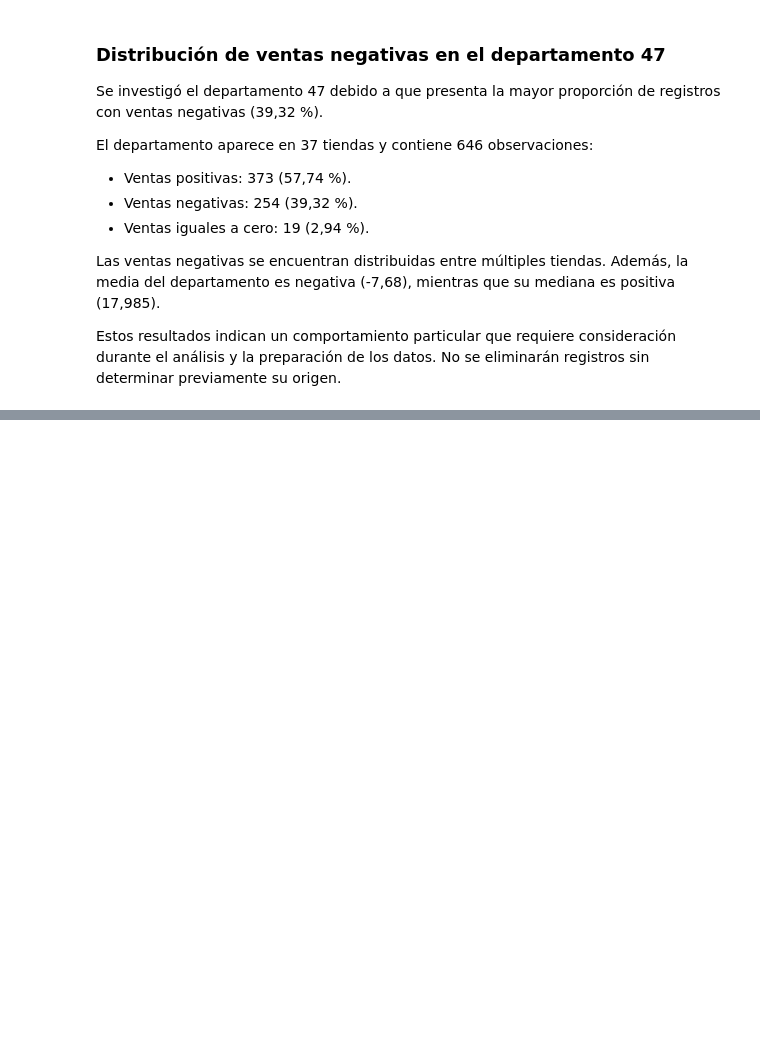
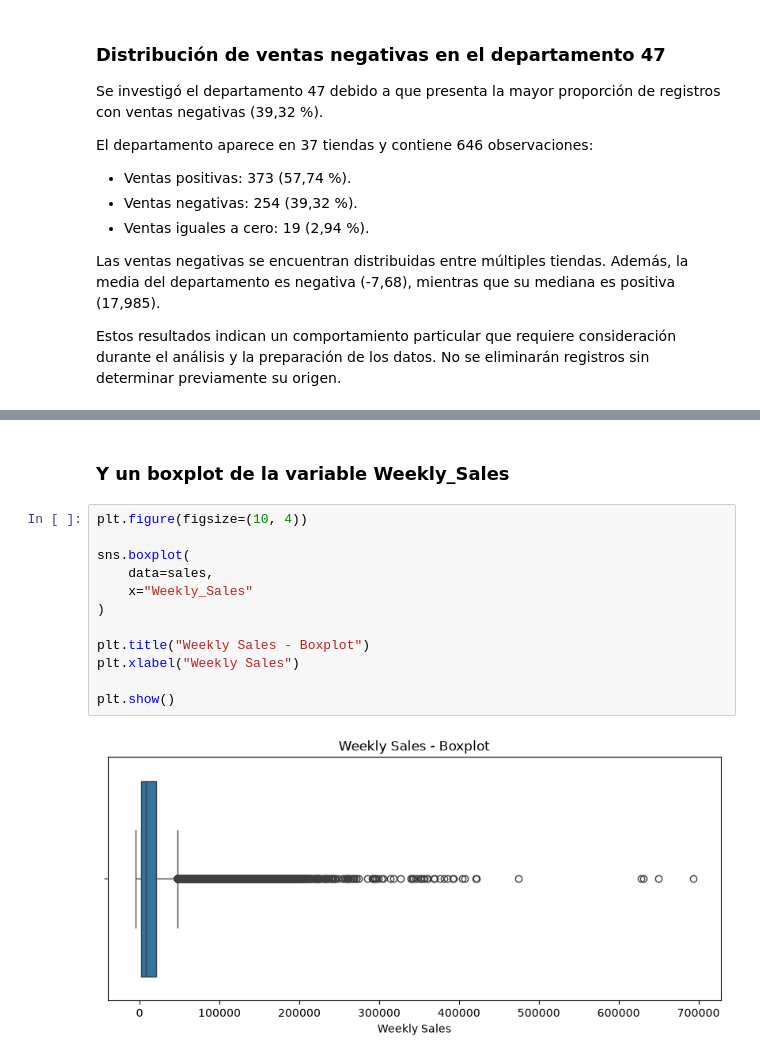
Before and after one commit to Noctyr-studio/sales_forecasting, a Jupyter notebook: notebooks/02_walmart_sales_forecasting/01_exploratory_data_analysis.ipynb, the cells around one changed output, grey strips where cells are left out. Drawn from its saved outputs; the diff is of its cells as text; blank space fills up the shorter version.

```diff
--- a/notebooks/02_walmart_sales_forecasting/01_exploratory_data_analysis.ipynb
+++ b/notebooks/02_walmart_sales_forecasting/01_exploratory_data_analysis.ipynb
@@ -364,0 +384,16 @@ Estos resultados indican un comportamiento particular que requiere consideració
+# %% [markdown]
+### Y un boxplot de la variable Weekly_Sales
+# %%
+plt.figure(figsize=(10, 4))
+
+sns.boxplot(
+    data=sales,
+    x="Weekly_Sales"
+)
+
+plt.title("Weekly Sales - Boxplot")
+plt.xlabel("Weekly Sales")
+
+plt.show()
+# %% [output]
+[figure, added]
```
Also changed, not shown: parts of 22 cells of this notebook.
